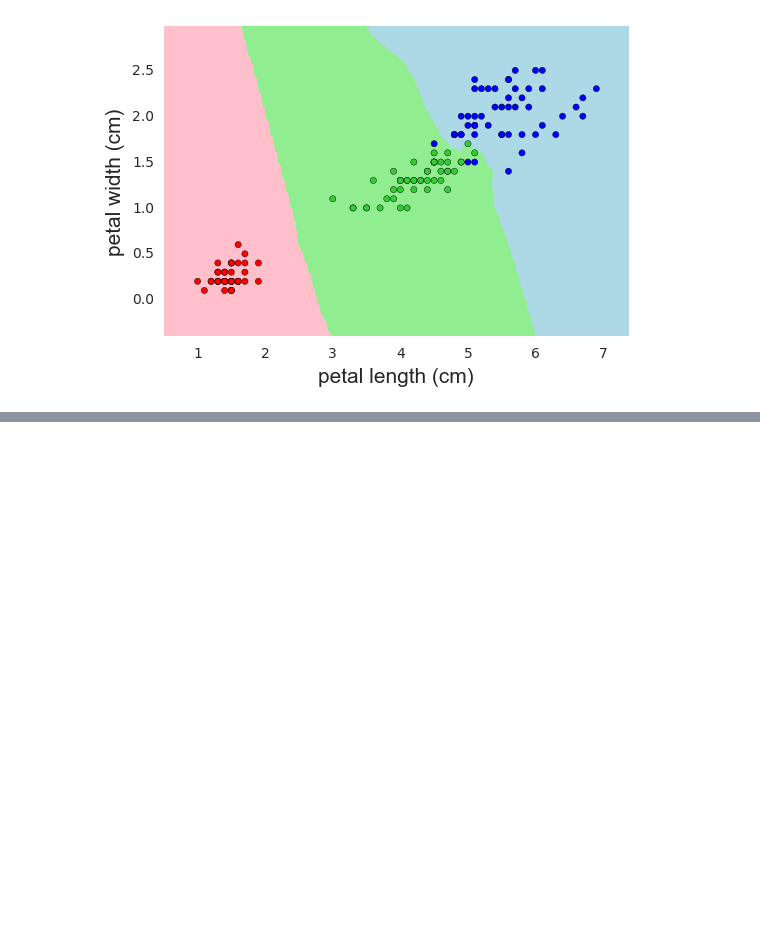
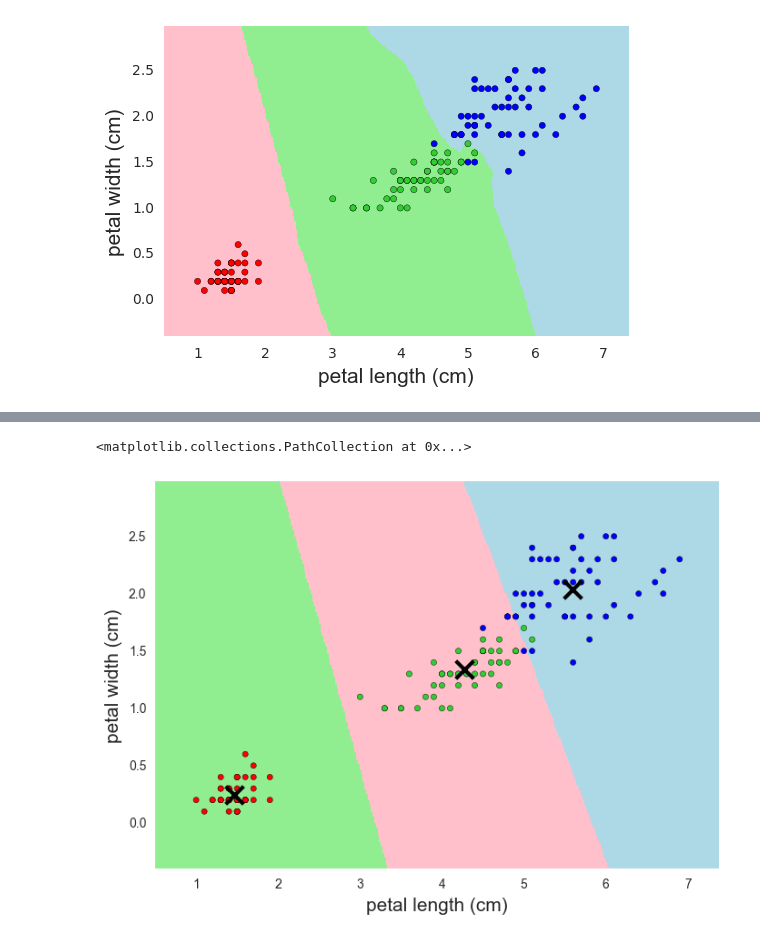
Before and after one commit to ngpraveen/Iris, a Jupyter notebook: Iris.ipynb, the cells around one changed output, grey strips where cells are left out. Drawn from its saved outputs; the diff is of its cells as text; code cells hidden in the pictures; blank space fills up the shorter version.

Commit message:
k-means algorithm added

```diff
--- a/Iris.ipynb
+++ b/Iris.ipynb
@@ -158,0 +164,47 @@ plt.ylabel(iris.feature_names[index2], fontsize=15)
+# %%
+#reloading data and target into X, and y
+X = iris.data
+y = iris.target
+
+index1 = 2
+index2 = 3
+
+var1 = X[:, index1]
+var2 = X[:, index2]
+X_2var = np.column_stack((var1,var2))
+# %%
+#import k-means
+from sklearn.cluster import KMeans
+#from sklearn.metrics.pairwise import pairwise_distances_argmin
+
+
+#k=3, use default values for others
+clf = KMeans(n_clusters=3)
+# %%
+#fitting
+clf.fit(X_2var)
+cent = clf.cluster_centers_
+# %%
+w = 0.02
+
+xm = np.arange(min(var1)-0.5, max(var1)+0.5, w)
+ym = np.arange(min(var2)-0.5, max(var2)+0.5, w)
+
+xx, yy = np.meshgrid(xm,ym)
+
+zz = clf.predict(np.c_[xx.ravel(),yy.ravel()])
+zz=zz.reshape(xx.shape)
+# %%
+cmap_light = ListedColormap([ 'pink','lightgreen', 'lightblue'])
+
+plt.pcolormesh(xx, yy, zz, cmap=cmap_light)
+plt.scatter(var1,var2, c=y,cmap=cmap_bold)
+xx.shape
+plt.xlim(xx[0,0], xx[0,-1])
+plt.ylim(yy[0,0], yy[-1,0])
+plt.xlabel(iris.feature_names[index1], fontsize=15)
+plt.ylabel(iris.feature_names[index2], fontsize=15)
+plt.scatter(cent[:,0],cent[:,1], marker='x',s=200, lw=3,c='k')
+# %% [output]
+<matplotlib.collections.PathCollection at 0x...>
+[figure, added]
```
Also changed, not shown: parts of 3 cells of this notebook.
